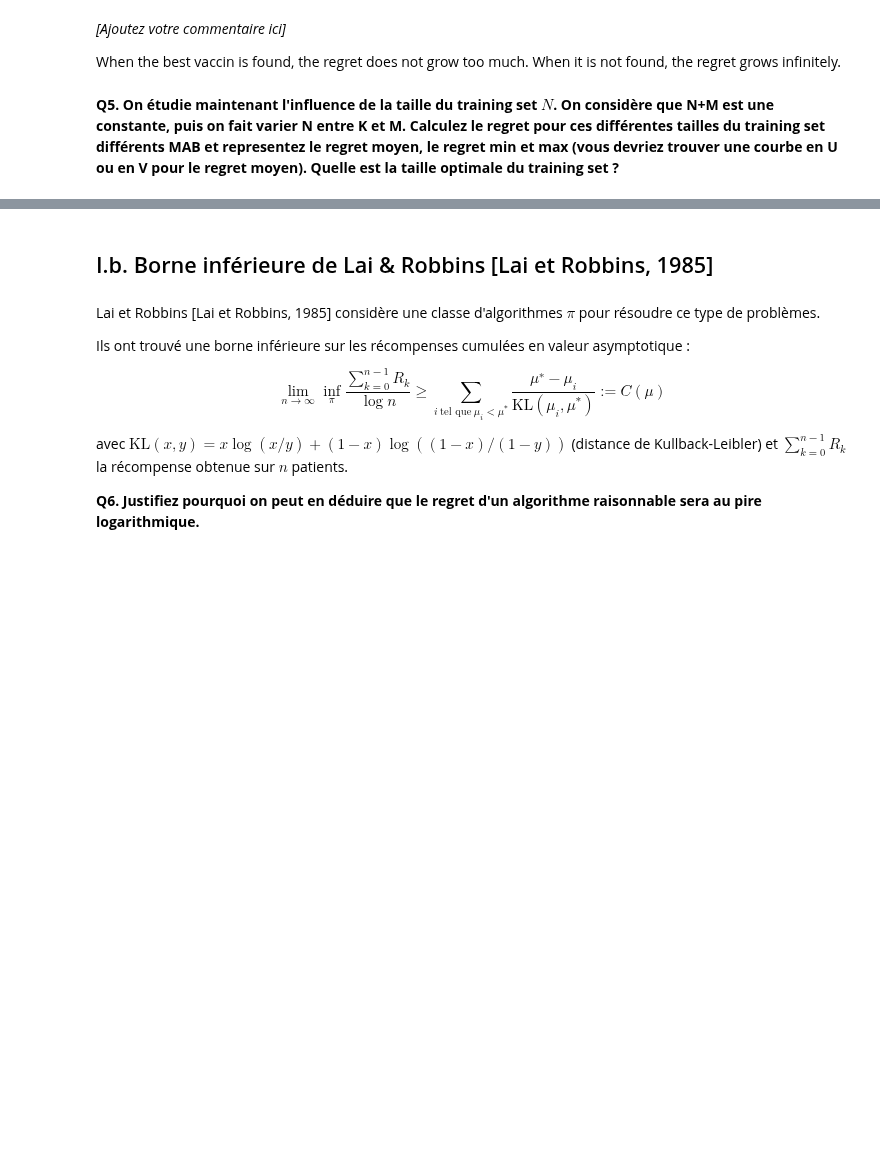
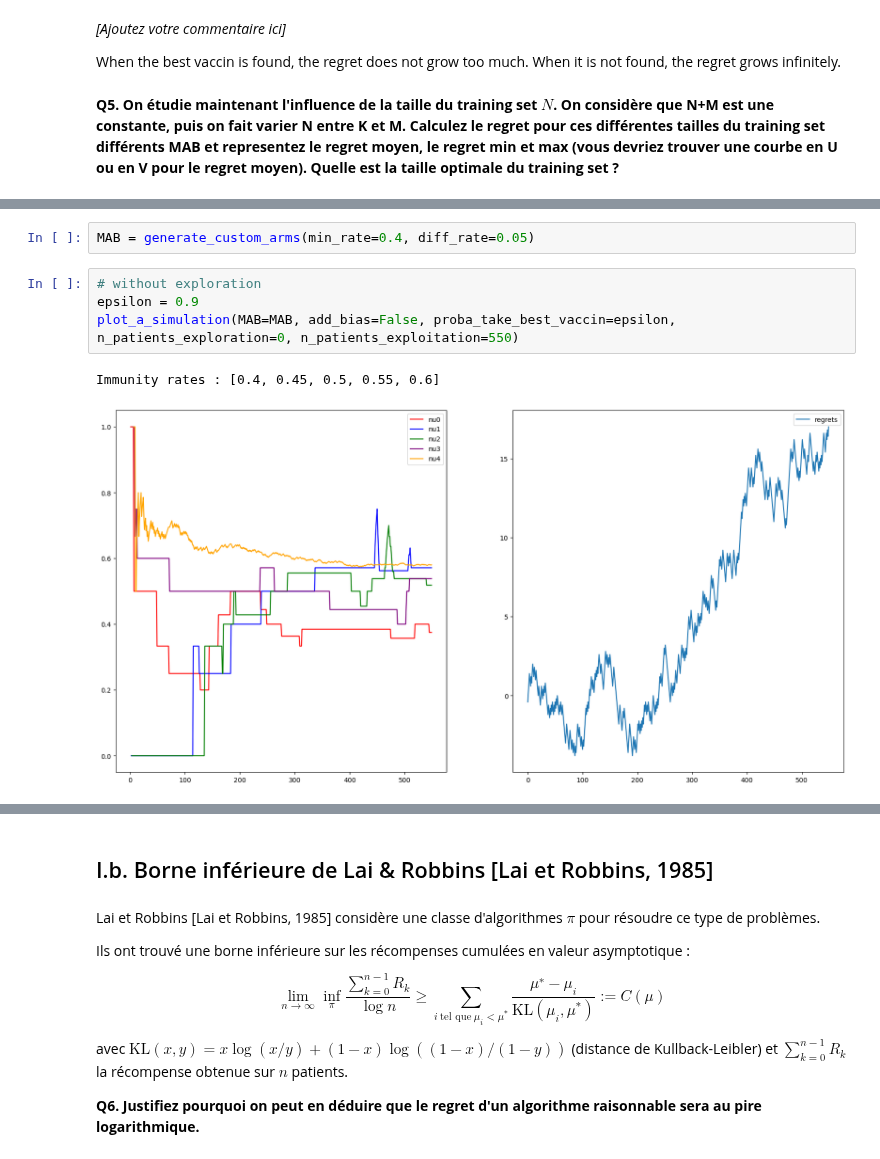
Before and after one commit to Nedartemis/rl-tp1-bandit-manchot, a Jupyter notebook: C1 TP MAB.ipynb, the cells around one changed output, grey strips where cells are left out. Drawn from its saved outputs; the diff is of its cells as text; blank space fills up the shorter version.

```diff
--- a/C1 TP MAB.ipynb
+++ b/C1 TP MAB.ipynb
@@ -534,0 +484,9 @@ The regret can steel be low when N is low because the best vaccin can be found b
+# %%
+MAB = generate_custom_arms(min_rate=0.4, diff_rate=0.05)
+# %%
+# without exploration
+epsilon = 0.9
+plot_a_simulation(MAB=MAB, add_bias=False, proba_take_best_vaccin=epsilon, n_patients_exploration=0, n_patients_exploitation=550)
+# %% [output]
+Immunity rates : [0.4, 0.45, 0.5, 0.55, 0.6]
+[figure, added]
```
Also changed, not shown: parts of 28 cells of this notebook.
